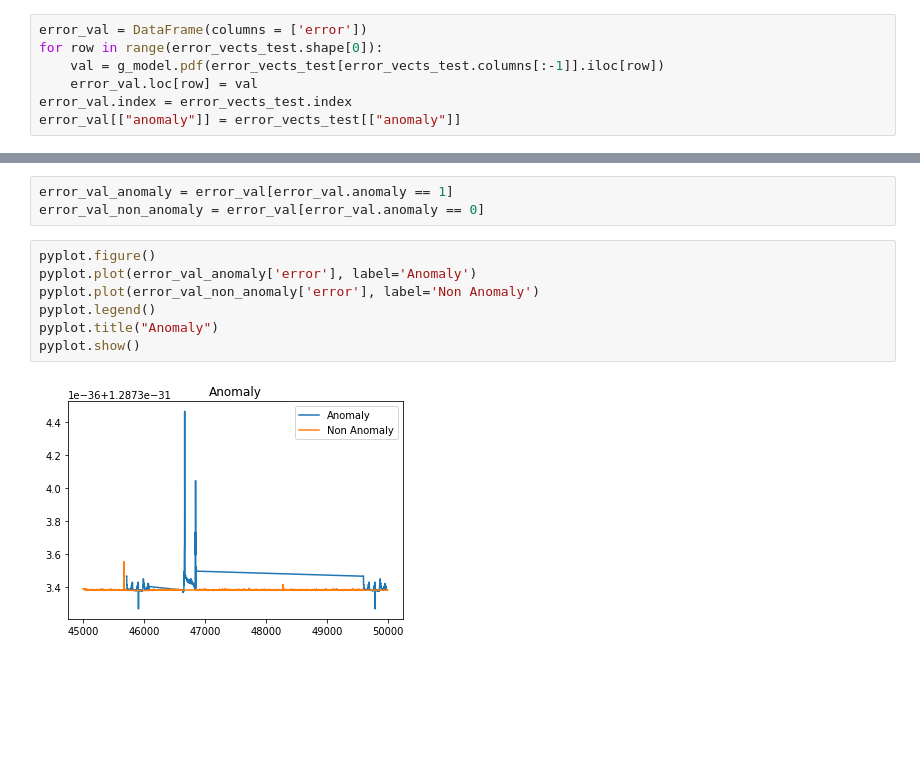
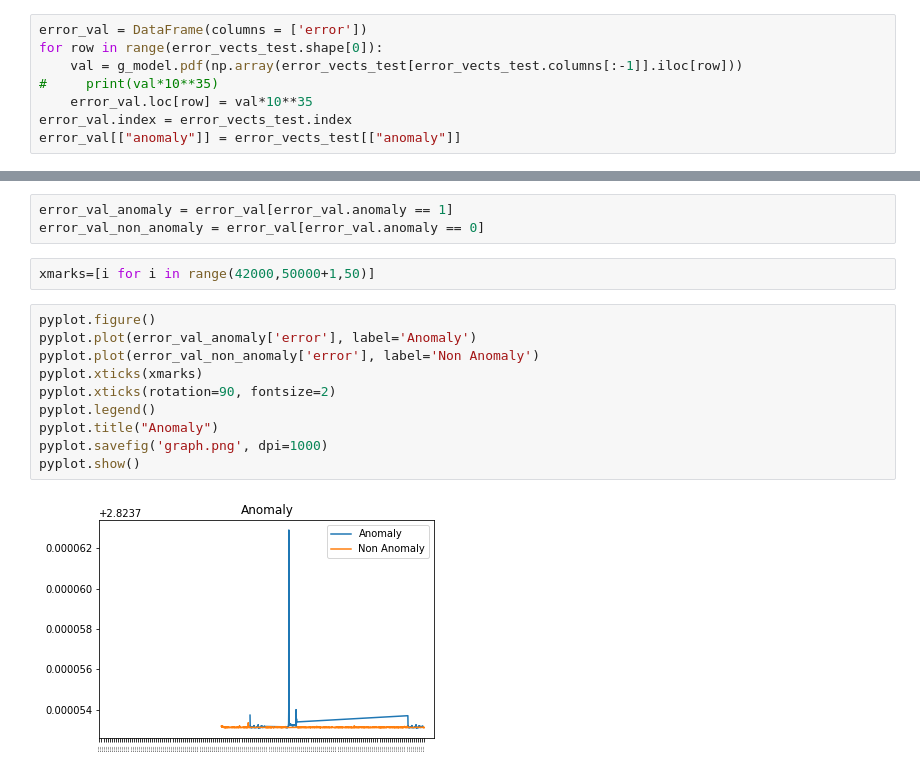
Before and after one commit to AnoML/anomly-detection, a Jupyter notebook: GaussianModel.ipynb, the cells around one changed output, grey strips where cells are left out. Saved outputs shown, nothing was run; the diff lists cells and outputs as text; blank space fills up the shorter version.

```diff
--- a/GaussianModel.ipynb
+++ b/GaussianModel.ipynb
@@ -40,7 +46,8 @@ g_model = multivariate_normal(mean=means, cov=covariance)
 # %%
 error_val = DataFrame(columns = ['error'])
 for row in range(error_vects_test.shape[0]):
-    val = g_model.pdf(error_vects_test[error_vects_test.columns[:-1]].iloc[row])
-    error_val.loc[row] = val
+    val = g_model.pdf(np.array(error_vects_test[error_vects_test.columns[:-1]].iloc[row]))
+#     print(val*10**35)
+    error_val.loc[row] = val*10**35
 error_val.index = error_vects_test.index
 error_val[["anomaly"]] = error_vects_test[["anomaly"]]
@@ -47,12 +76,17 @@ error_val[["anomaly"]] = error_vects_test[["anomaly"]]
 # %%
 error_val_anomaly = error_val[error_val.anomaly == 1]
 error_val_non_anomaly = error_val[error_val.anomaly == 0]
+# %%
+xmarks=[i for i in range(42000,50000+1,50)]
 # %%
 pyplot.figure()
 pyplot.plot(error_val_anomaly['error'], label='Anomaly')
 pyplot.plot(error_val_non_anomaly['error'], label='Non Anomaly')
+pyplot.xticks(xmarks)
+pyplot.xticks(rotation=90, fontsize=2)
 pyplot.legend()
 pyplot.title("Anomaly")
+pyplot.savefig('graph.png', dpi=1000)
 pyplot.show()
 # %% [output]
-[figure, old version]
+[figure, new version]
```
Also changed, not shown: parts of 11 cells of this notebook, 5 other files.
